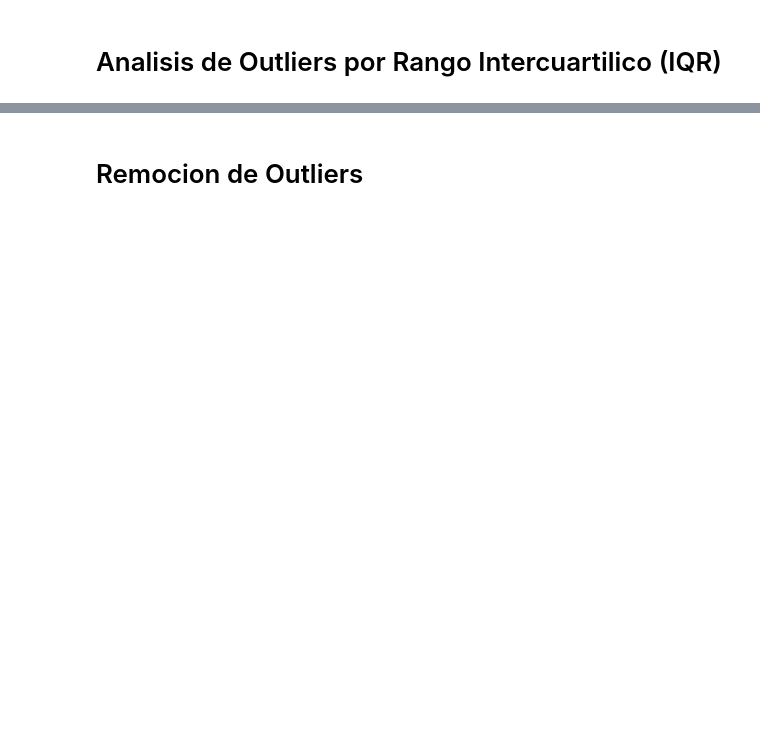
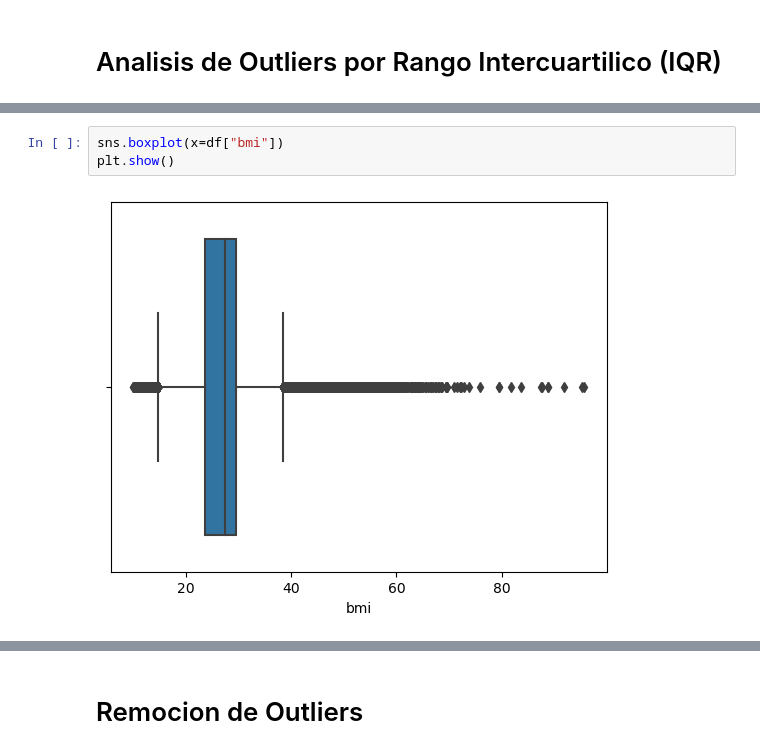
Before and after one commit to Meira8622/red_neuronal_diabetes, a Jupyter notebook: red_neuronal_mate3.ipynb, the cells around one changed output, grey strips where cells are left out. Saved outputs shown, nothing was run; the diff lists cells and outputs as text; blank space fills up the shorter version.

```diff
--- a/red_neuronal_mate3.ipynb
+++ b/red_neuronal_mate3.ipynb
@@ -122,3 +92,8 @@ sns.histplot(outliers_IQR("blood_glucose_level")["blood_glucose_level"])
+# %%
+sns.boxplot(x=df["bmi"])
+plt.show()
+# %% [output]
+[figure, added]
 # %%
 sns.boxplot(x=df["HbA1c_level"])
 plt.show()
```
Also changed, not shown: parts of 27 cells of this notebook.
